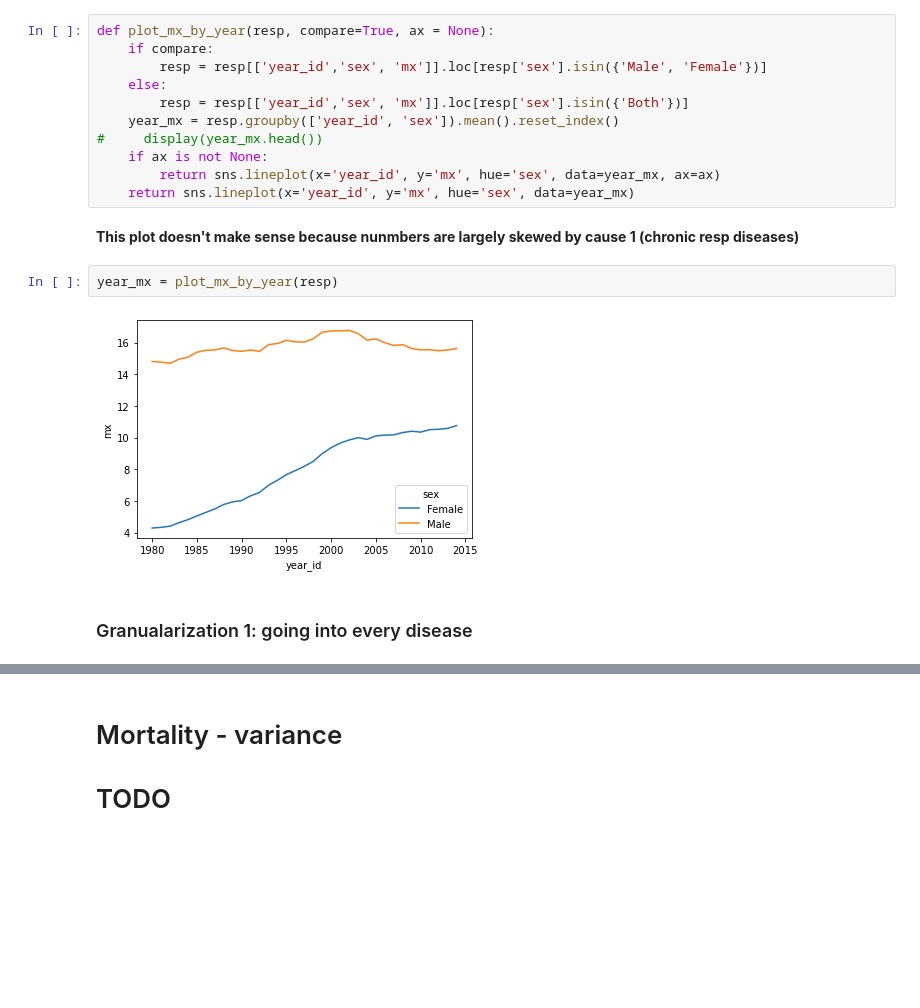
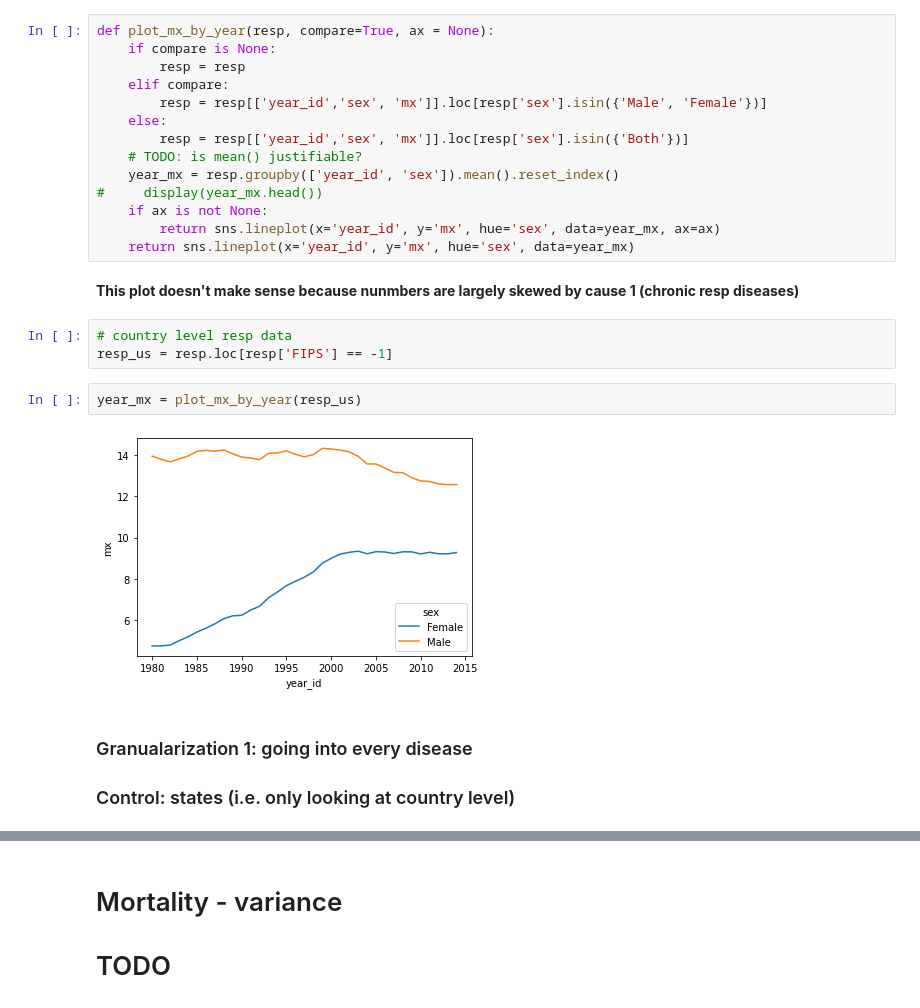
Before and after one commit to Cambn/Data-Open-2021-Central, a Jupyter notebook: disease_eda.ipynb, the cells around one changed output, grey strips where cells are left out. Saved outputs shown, nothing was run; the diff lists cells and outputs as text; blank space fills up the shorter version.

```diff
--- a/disease_eda.ipynb
+++ b/disease_eda.ipynb
@@ -61,10 +61,13 @@ The age-standardized mortality rate is comparable (because it is standarized)
 >The numbers of deaths per 100 000 population are influenced by the age distribution of the population. Two populations with the same age-specific mortality rates for a particular cause of death will have different overall death rates if the age distributions of their populations are different. Age-standardized mortality rates adjust for differences in the age distribution of the population by applying the observed age-specific mortality rates for each population to a standard population.
 # %%
 def plot_mx_by_year(resp, compare=True, ax = None):
-    if compare:
+    if compare is None:
+        resp = resp
+    elif compare:
         resp = resp[['year_id','sex', 'mx']].loc[resp['sex'].isin({'Male', 'Female'})]
     else:
         resp = resp[['year_id','sex', 'mx']].loc[resp['sex'].isin({'Both'})]
+    # TODO: is mean() justifiable?
     year_mx = resp.groupby(['year_id', 'sex']).mean().reset_index()
 #     display(year_mx.head())
     if ax is not None:
@@ -72,12 +75,16 @@ def plot_mx_by_year(resp, compare=True, ax = None):
     return sns.lineplot(x='year_id', y='mx', hue='sex', data=year_mx)
 # %% [markdown]
 **This plot doesn't make sense because nunmbers are largely skewed by cause 1 (chronic resp diseases)**
+# %%
+# country level resp data
+resp_us = resp.loc[resp['FIPS'] == -1]
 # %%
-year_mx = plot_mx_by_year(resp)
+year_mx = plot_mx_by_year(resp_us)
 # %% [output]
-[figure, old version]
+[figure, new version]
 # %% [markdown]
 ### Granualarization 1: going into every disease
+### Control: states (i.e. only looking at country level)
 # %%
 def plot_mx_year_by_cause(resp, causes, compare = True):
     nrows, ncols = 3, 4
```
Also changed, not shown: parts of 6 cells of this notebook, 3 other files.
